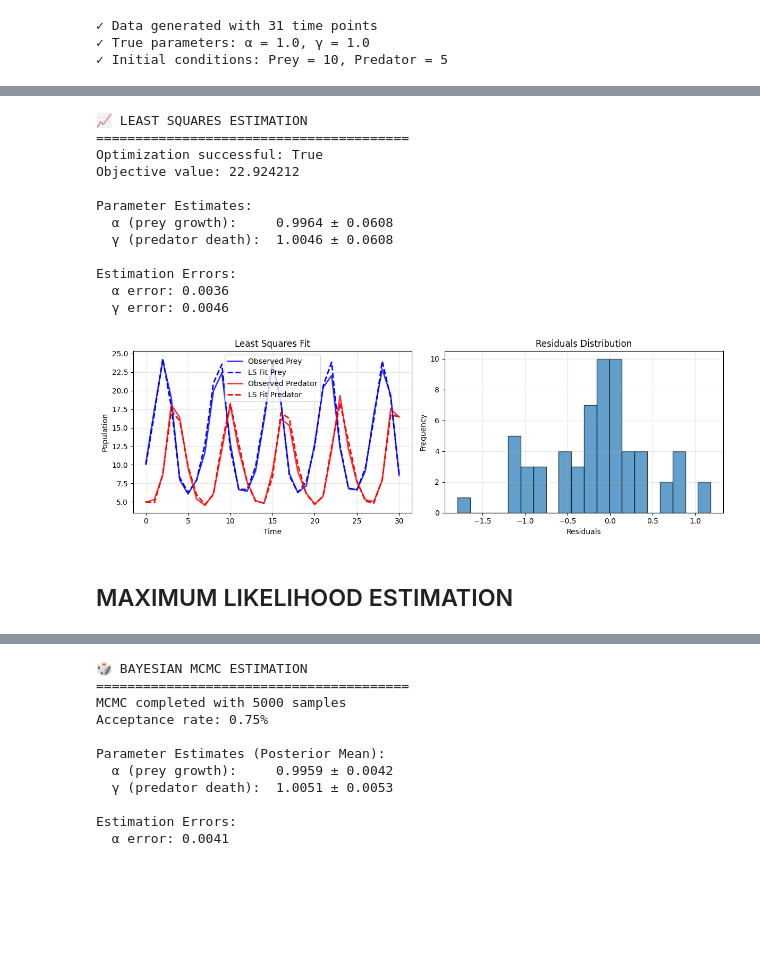
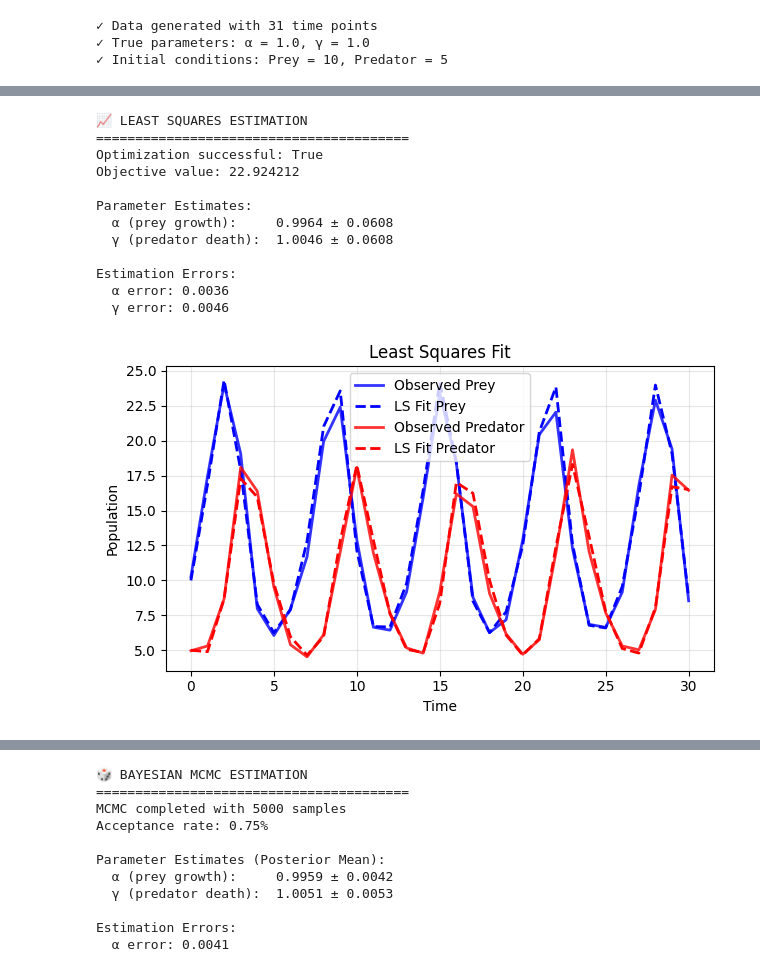
Before and after one commit to BIOL359A-FoundationsOfQBio-Spr25/week10_parameterEstimation, a Jupyter notebook: parameter_estimation.ipynb, the cells around one changed output, grey strips where cells are left out. Drawn from its saved outputs; the diff is of its cells as text; code cells hidden in the pictures; blank space fills up the shorter version.

```diff
--- a/parameter_estimation.ipynb
+++ b/parameter_estimation.ipynb
@@ -214,41 +248,31 @@ print(f"  γ error: {abs(ls_result['gamma'] - true_params[1]):.4f}")
 
 # Plot comparison
 plt.figure(figsize=(12, 4))
 
 plt.subplot(1, 2, 1)
 plt.plot(obs_data['time'], obs_data['data'][:, 0], 'b-', linewidth=2, label='Observed Prey', alpha=0.8)
 plt.plot(obs_data['time'], ls_result['simulated_data'][:, 0], 'b--', linewidth=2, label='LS Fit Prey')
 plt.plot(obs_data['time'], obs_data['data'][:, 1], 'r-', linewidth=2, label='Observed Predator', alpha=0.8)
 plt.plot(obs_data['time'], ls_result['simulated_data'][:, 1], 'r--', linewidth=2, label='LS Fit Predator')
 plt.xlabel('Time')
 plt.ylabel('Population')
 plt.title('Least Squares Fit')
 plt.legend()
 plt.grid(True, alpha=0.3)
 
-plt.subplot(1, 2, 2)
-residuals = (obs_data['data'] - ls_result['simulated_data']).flatten()
-plt.hist(residuals, bins=20, alpha=0.7, edgecolor='black')
-plt.xlabel('Residuals')
-plt.ylabel('Frequency')
-plt.title('Residuals Distribution')
-plt.grid(True, alpha=0.3)
-
 plt.tight_layout()
 plt.show()
 # %% [output]
 📈 LEAST SQUARES ESTIMATION
 ========================================
 Optimization successful: True
 Objective value: 22.924212
 
 Parameter Estimates:
   α (prey growth):     0.9964 ± 0.0608
   γ (predator death):  1.0046 ± 0.0608
 
 Estimation Errors:
   α error: 0.0036
   γ error: 0.0046
-[figure, old version]
+[figure, new version]
-# %% [markdown]
-## MAXIMUM LIKELIHOOD ESTIMATION
```
Also changed, not shown: parts of 10 cells of this notebook.
